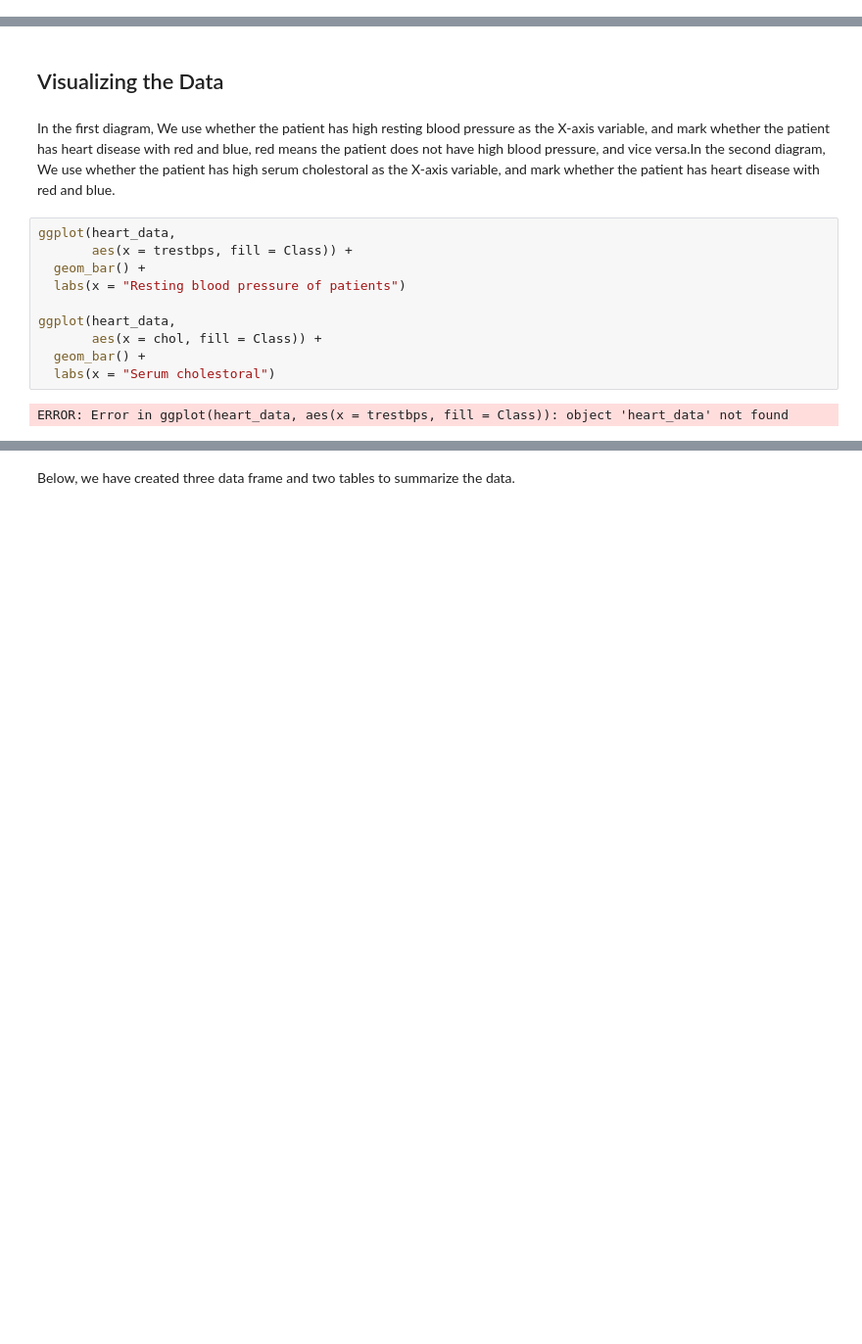
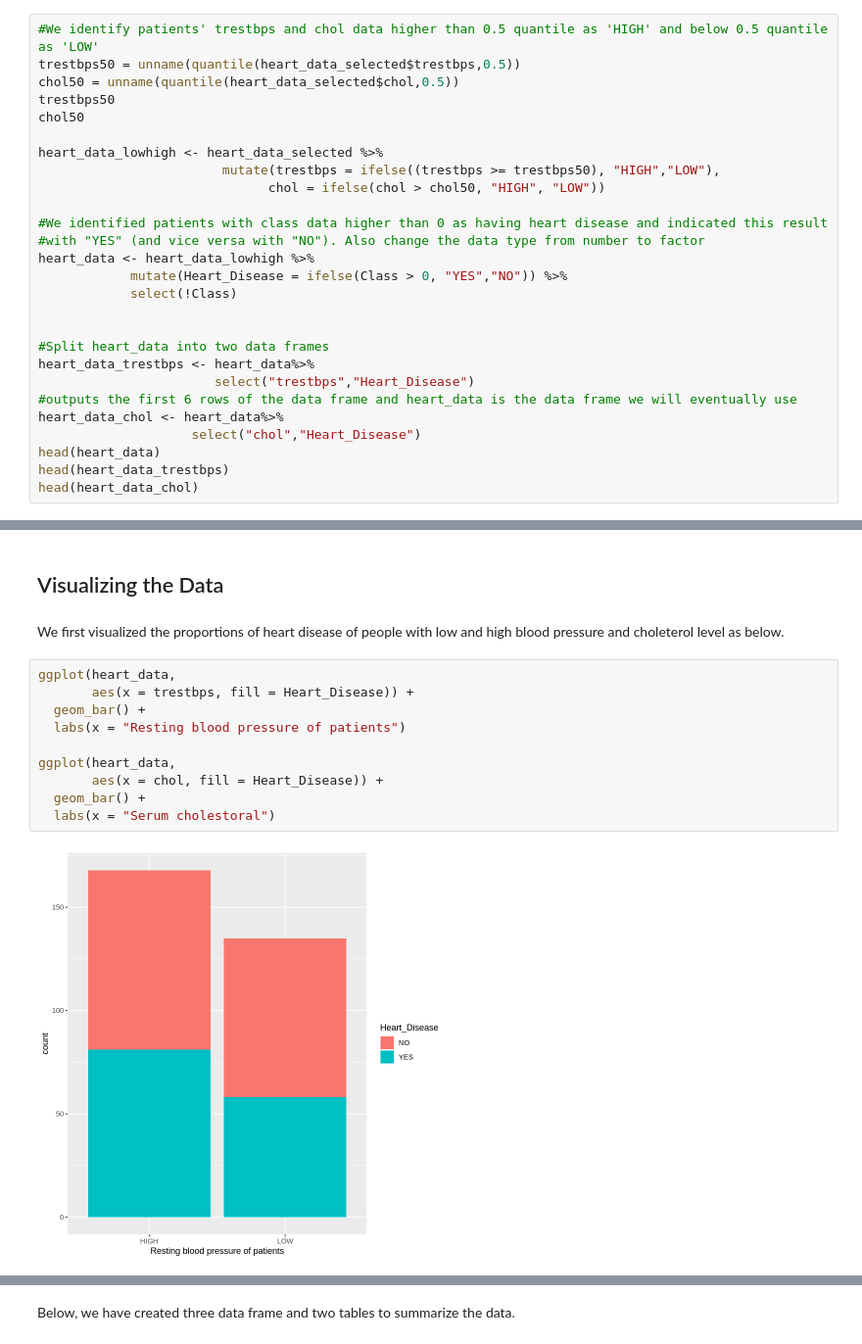
Before and after one commit to Ricky8394/STAT-201-Project, a Jupyter notebook: proposal.ipynb, the cells around one changed output, grey strips where cells are left out. Shown at 98% size. Saved outputs shown, nothing was run; the diff lists cells and outputs as text; blank space fills up the shorter version.

```diff
--- a/proposal.ipynb
+++ b/proposal.ipynb
@@ -108,0 +98,27 @@ head(heart_data_chol)
+# %%
+#We identify patients' trestbps and chol data higher than 0.5 quantile as 'HIGH' and below 0.5 quantile as 'LOW'
+trestbps50 = unname(quantile(heart_data_selected$trestbps,0.5))
+chol50 = unname(quantile(heart_data_selected$chol,0.5))
+trestbps50
+chol50
+
+heart_data_lowhigh <- heart_data_selected %>%
+                        mutate(trestbps = ifelse((trestbps >= trestbps50), "HIGH","LOW"),
+                              chol = ifelse(chol > chol50, "HIGH", "LOW"))
+
+#We identified patients with class data higher than 0 as having heart disease and indicated this result
+#with "YES" (and vice versa with "NO"). Also change the data type from number to factor
+heart_data <- heart_data_lowhigh %>%
+            mutate(Heart_Disease = ifelse(Class > 0, "YES","NO")) %>%
+            select(!Class)
+
+
+#Split heart_data into two data frames
+heart_data_trestbps <- heart_data%>%
+                       select("trestbps","Heart_Disease")
+#outputs the first 6 rows of the data frame and heart_data is the data frame we will eventually use
+heart_data_chol <- heart_data%>%
+                    select("chol","Heart_Disease")
+head(heart_data)
+head(heart_data_trestbps)
+head(heart_data_chol)
@@ -112,17 +158,17 @@ information in the data box about whether the patient has high resting blood pre
 the patient has high cholesterol or not and whether the patient has heart disease or not.
 # %% [markdown]
 ## Visualizing the Data
-# %% [markdown]
-In the first diagram, We use whether the patient has high resting blood pressure as the X-axis variable, and mark whether the patient has heart disease with red and blue, red means the patient does not have high blood pressure, and vice versa.In the second diagram, We use whether the patient has high serum cholestoral as the X-axis variable, and mark whether the patient has heart disease with red and blue.
+# %% [markdown]
+We first visualized the proportions of heart disease of people with low and high blood pressure and choleterol level as below.
 # %%
 ggplot(heart_data,
-       aes(x = trestbps, fill = Class)) +
+       aes(x = trestbps, fill = Heart_Disease)) +
   geom_bar() +
   labs(x = "Resting blood pressure of patients")
 
 ggplot(heart_data,
-       aes(x = chol, fill = Class)) +
+       aes(x = chol, fill = Heart_Disease)) +
   geom_bar() +
   labs(x = "Serum cholestoral")
 # %% [output]
-ERROR: Error in ggplot(heart_data, aes(x = trestbps, fill = Class)): object 'heart_data' not found
+[figure, added]
```
Also changed, not shown: parts of 12 cells of this notebook.
